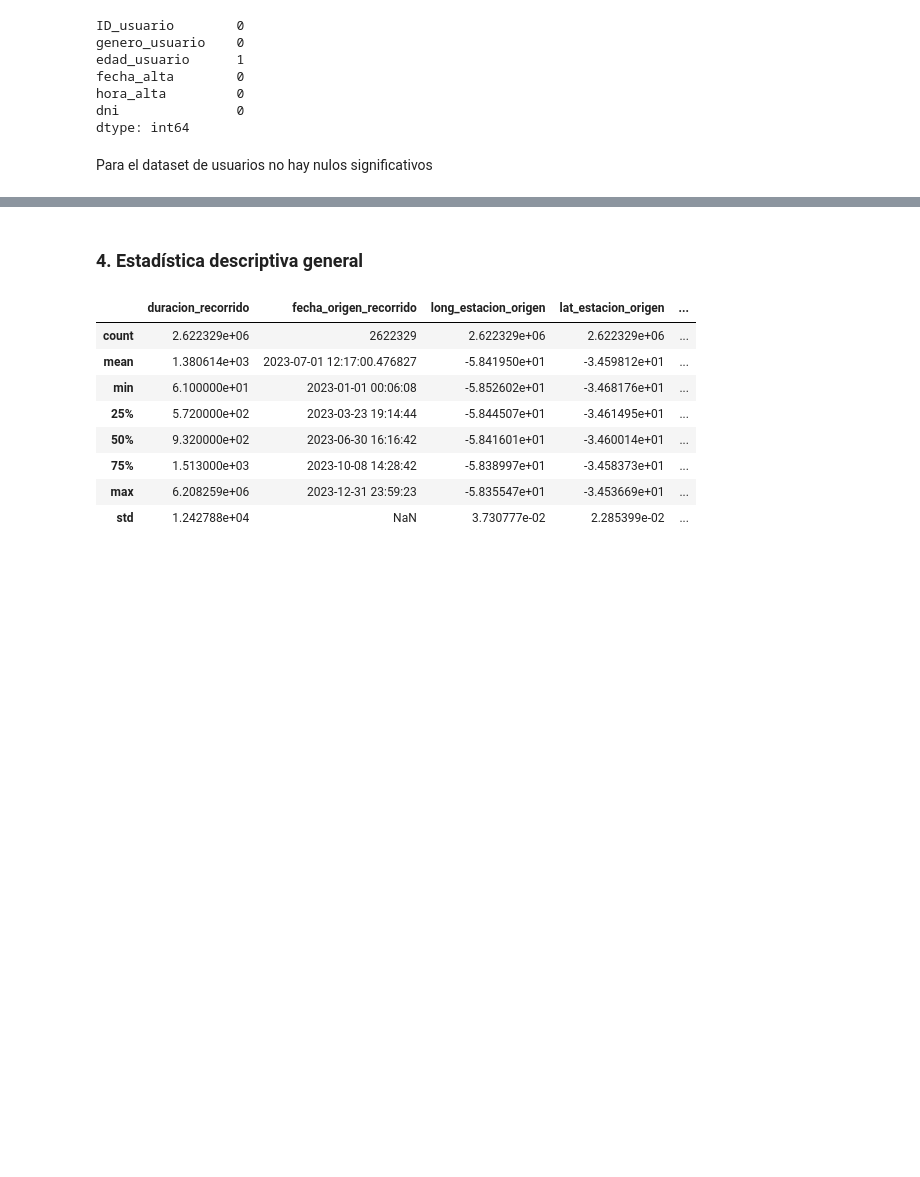
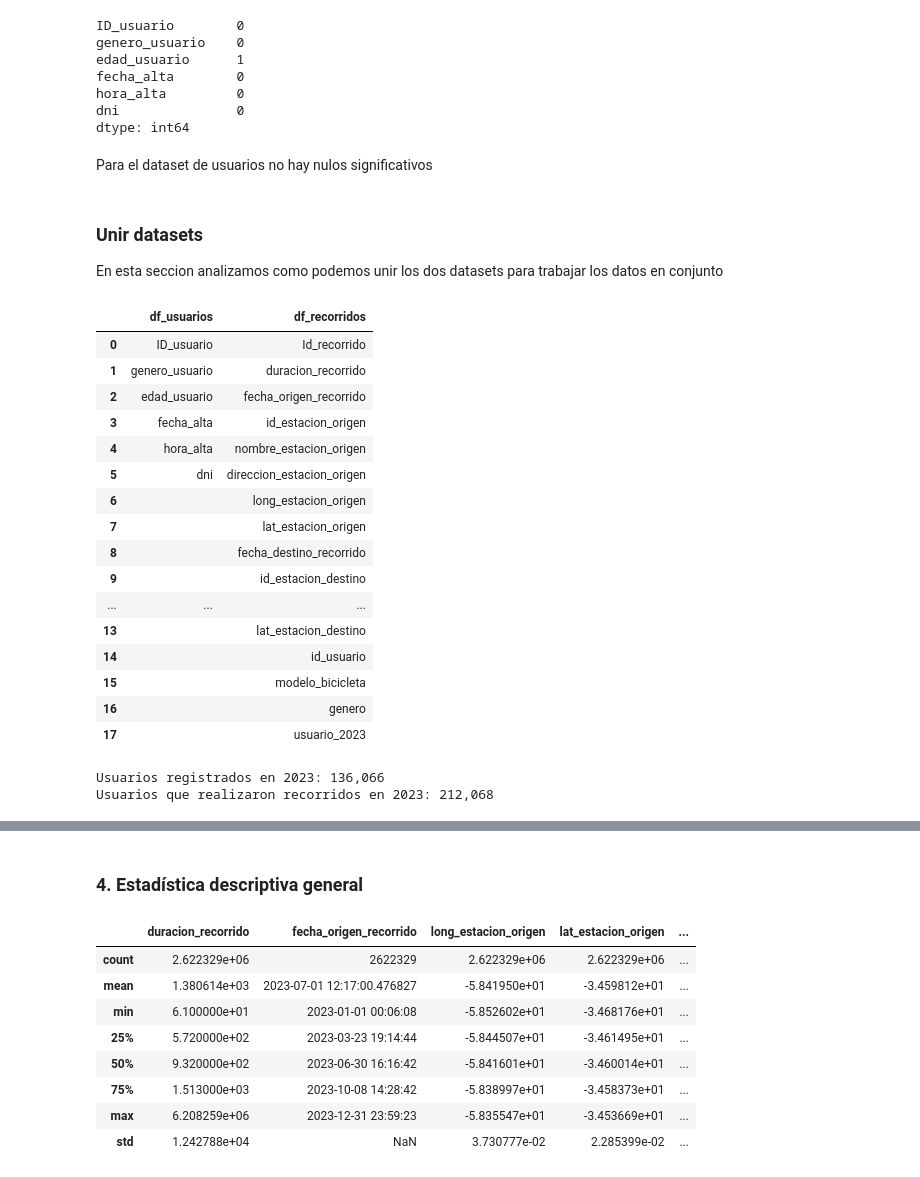
Before and after one commit to brigere/data-anlysis-ceia, a Jupyter notebook: tp_final_2026.ipynb, the cells around one changed output, grey strips where cells are left out. Saved outputs shown, nothing was run; the diff lists cells and outputs as text; code cells hidden in the pictures; blank space fills up the shorter version.

Commit message:
merge datasets

```diff
--- a/tp_final_2026.ipynb
+++ b/tp_final_2026.ipynb
@@ -280,3 +320,42 @@ dni               0
 dtype: int64
 # %% [markdown]
 Para el dataset de usuarios no hay nulos significativos
+# %% [markdown]
+### Unir datasets
+
+En esta seccion analizamos como podemos unir los dos datasets para trabajar los datos en conjunto
+# %%
+# Primero comparemos columnas de ambos datasets lado a lado para ver como podemos unirlos
+pd.DataFrame({
+    "df_usuarios": pd.Series(df_usuarios.columns),
+    "df_recorridos": pd.Series(df_recorridos.columns),
+}).fillna("")
+# %% [output]
+|  | df_usuarios | df_recorridos |
+| 0 | ID_usuario | Id_recorrido |
+| 1 | genero_usuario | duracion_recorrido |
+| 2 | edad_usuario | fecha_origen_recorrido |
+| 3 | fecha_alta | id_estacion_origen |
+| 4 | hora_alta | nombre_estacion_origen |
+| 5 | dni | direccion_estacion_origen |
+| 6 |  | long_estacion_origen |
+| 7 |  | lat_estacion_origen |
+| 8 |  | fecha_destino_recorrido |
+| 9 |  | id_estacion_destino |
+| ... | ... | ... |
+| 13 |  | lat_estacion_destino |
+| 14 |  | id_usuario |
+| 15 |  | modelo_bicicleta |
+| 16 |  | genero |
+| 17 |  | usuario_2023 |
+# %%
+# mostrar porcentaje de usuarios presentes en el dataset de recorridos
+# df_usuarios contine los usuarios registrdos en 2023 unicamente
+# df_recorridos contiene los recorridos realizados en 2023, que pueden incluir usuarios registrados en años anteriores
+usuarios_recorridos = df_recorridos["id_usuario"].unique()
+usuarios_registrados = df_usuarios["ID_usuario"].unique()
+print(f"Usuarios registrados en 2023: {len(usuarios_registrados):,}")
+print(f"Usuarios que realizaron recorridos en 2023: {len(usuarios_recorridos):,}")
+# %% [output]
+Usuarios registrados en 2023: 136,066
+Usuarios que realizaron recorridos en 2023: 212,068
```
Also changed, not shown: parts of 23 cells of this notebook, 1 other file.
